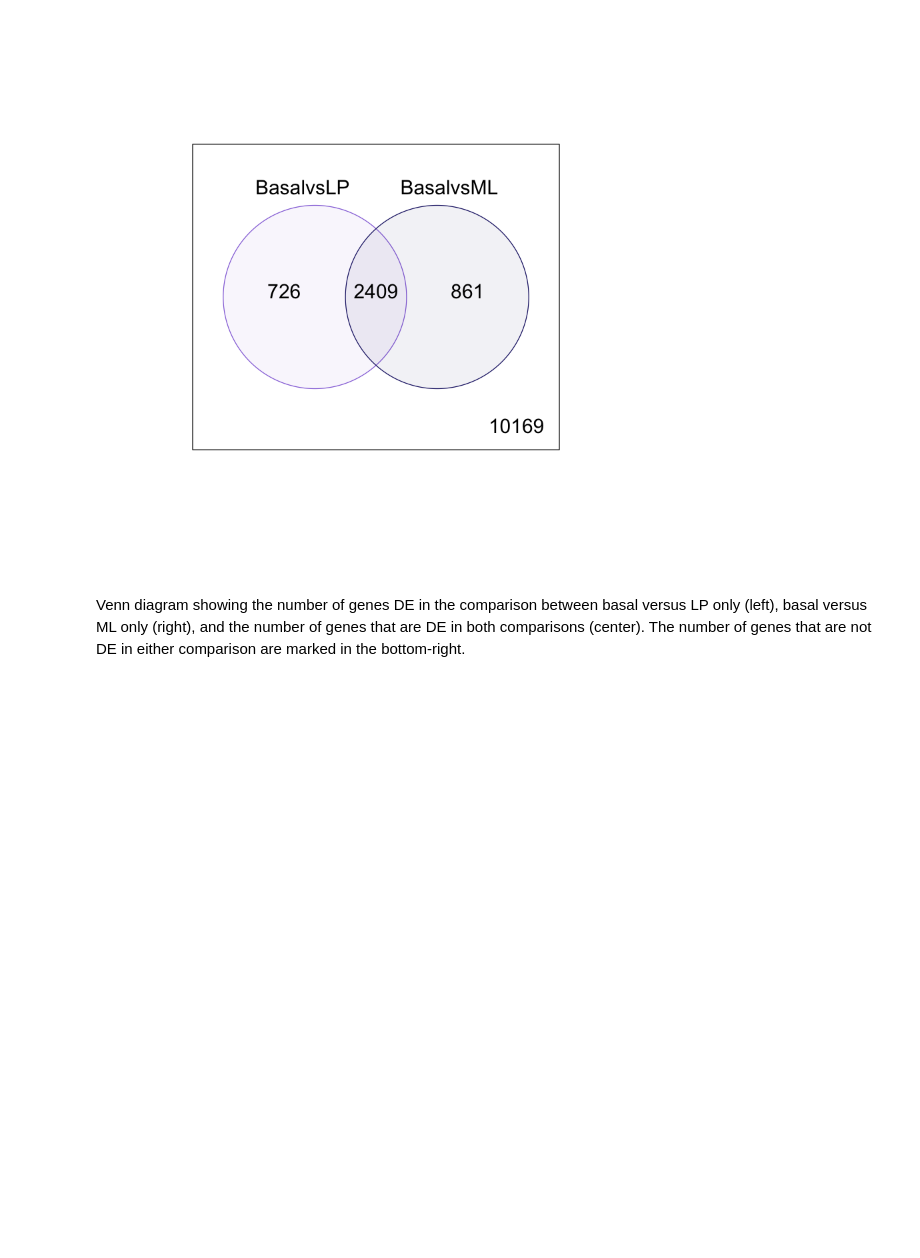
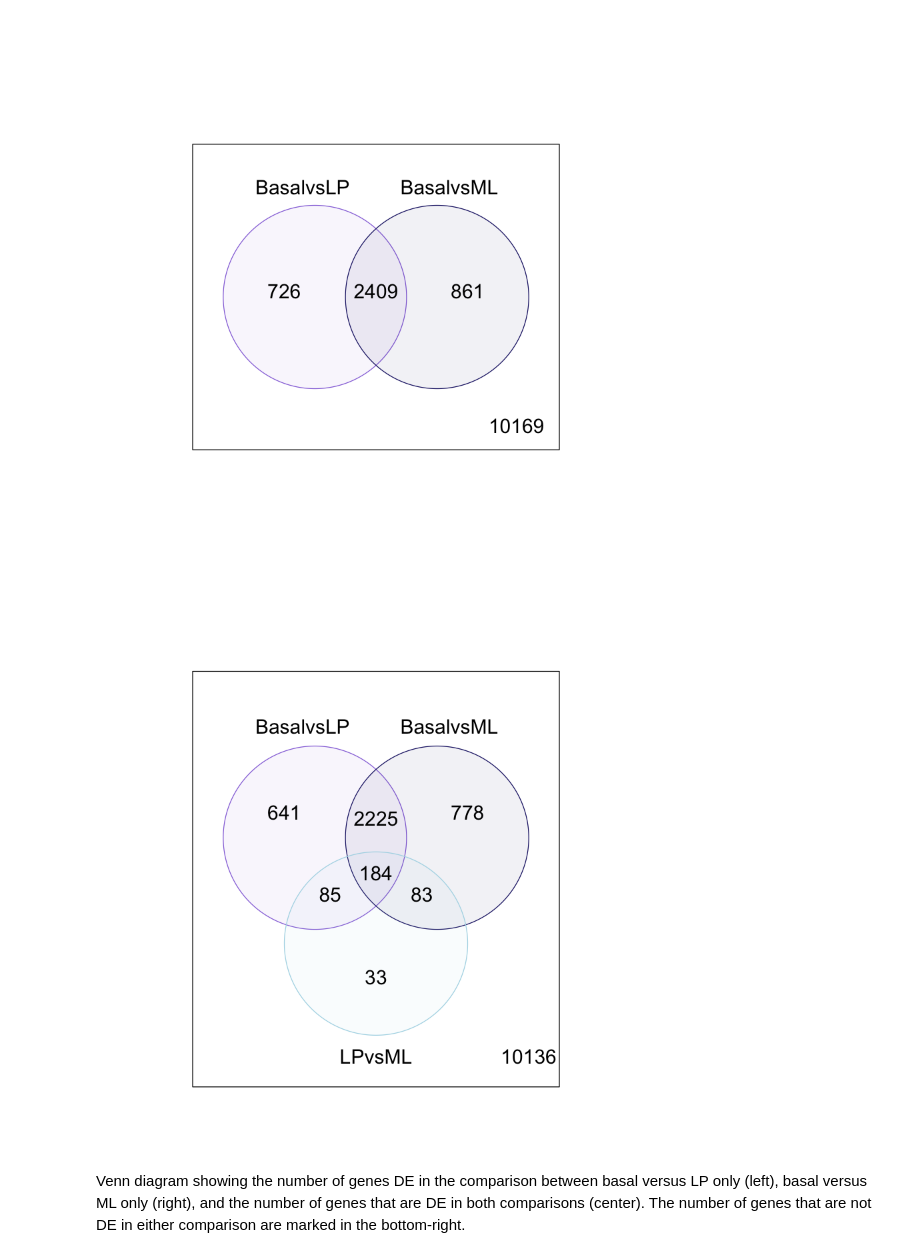
Before and after one commit to trallard/JNB_reproducible, a Jupyter notebook: RNA-sequencing.ipynb, the cells around one changed output. Cells and saved outputs as stored; diff of their text form; code cells hidden in the pictures; blank space fills up the shorter version.

```diff
--- a/RNA-sequencing.ipynb
+++ b/RNA-sequencing.ipynb
@@ -539,6 +525,10 @@ head(tfit$genes$SYMBOL[de.common], n=20)
 vennDiagram(dt[,1:2], circle.col=c("mediumpurple", "midnightblue"))
 # %% [output]
 [figure]
+# %%
+vennDiagram(dt[,1:3], circle.col=c("mediumpurple", "midnightblue", "lightblue"))
+# %% [output]
+[figure, added]
 # %% [markdown]
 Venn diagram showing the number of genes DE in the comparison between basal versus LP only (left), basal versus ML only (right), and the number of genes that are DE in both comparisons (center). The number of genes that are not DE in either comparison are marked in the bottom-right.
 # %%
```
Also changed, not shown: parts of 19 cells of this notebook.
